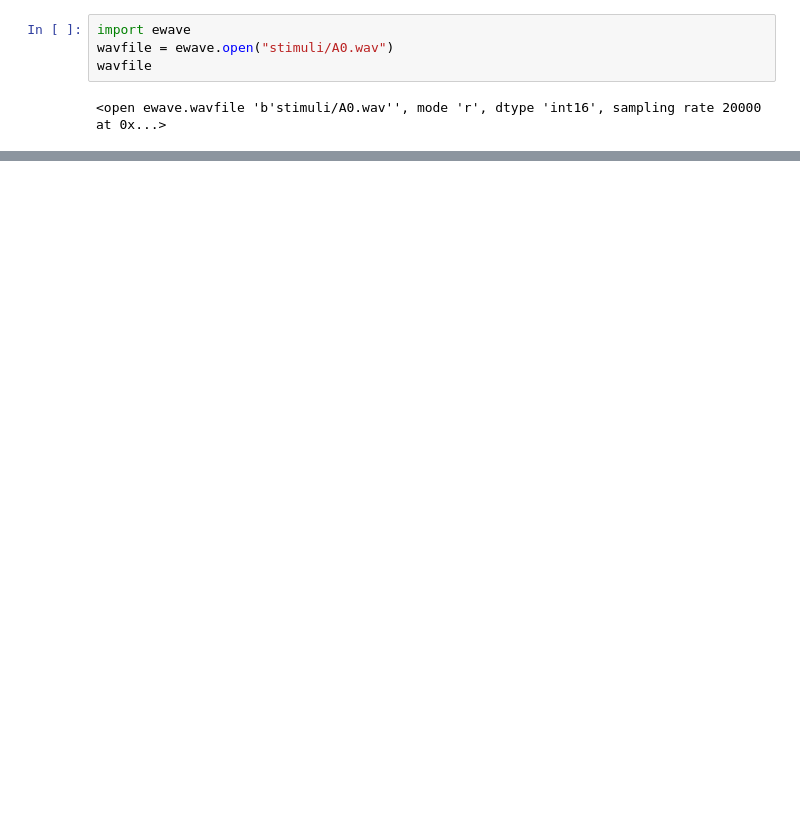
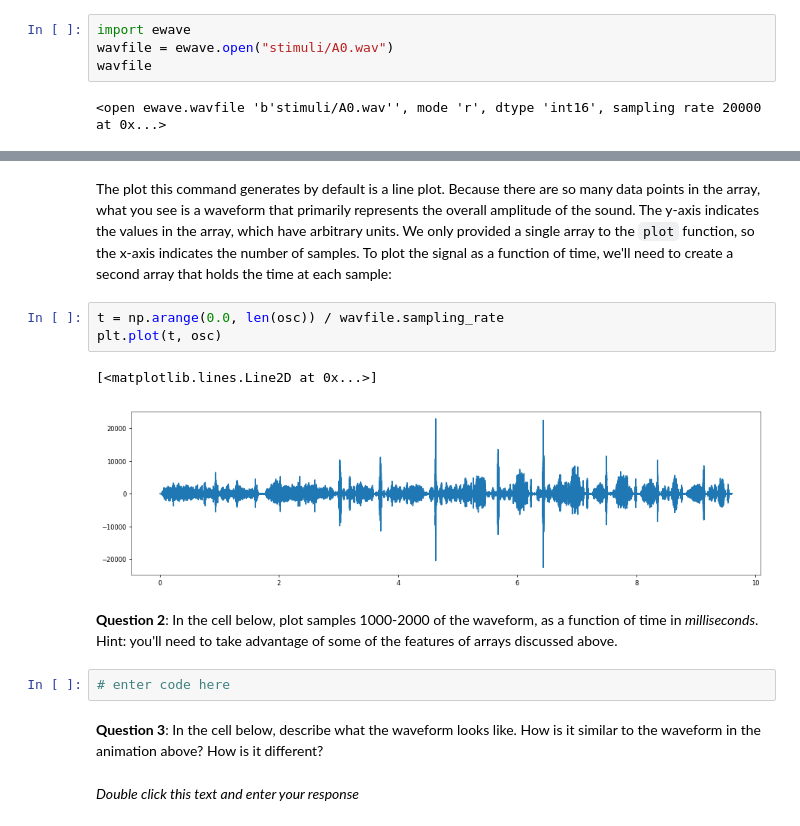
Before and after one commit to melizalab/comp-neurosci, a Jupyter notebook: 1 Time-Varying Data.ipynb, the cells around one changed output, grey strips where cells are left out. Drawn from its saved outputs; the diff is of its cells as text; blank space fills up the shorter version.

```diff
--- a/1 Time-Varying Data.ipynb
+++ b/1 Time-Varying Data.ipynb
@@ -112,0 +151,16 @@ An important quantity to note is the **sampling rate**, which indicates how freq
+# %% [markdown]
+The plot this command generates by default is a line plot. Because there are so many data points in the array, what you see is a waveform that primarily represents the overall amplitude of the sound. The y-axis indicates the values in the array, which have arbitrary units. We only provided a single array to the `plot` function, so the x-axis indicates the number of samples.  To plot the signal as a function of time, we'll need to create a second array that holds the time at each sample:
+# %%
+t = np.arange(0.0, len(osc)) / wavfile.sampling_rate
+plt.plot(t, osc)
+# %% [output]
+[<matplotlib.lines.Line2D at 0x...>]
+[figure, added]
+# %% [markdown]
+**Question 2**: In the cell below, plot samples 1000-2000 of the waveform, as a function of time in *milliseconds*. Hint: you'll need to take advantage of some of the features of arrays discussed above.
+# %%
+# enter code here
+# %% [markdown]
+**Question 3**: In the cell below, describe what the waveform looks like. How is it similar to the waveform in the animation above? How is it different?
+# %% [markdown]
+*Double click this text and enter your response*
```
Also changed, not shown: parts of 32 cells of this notebook, 5 other files.
